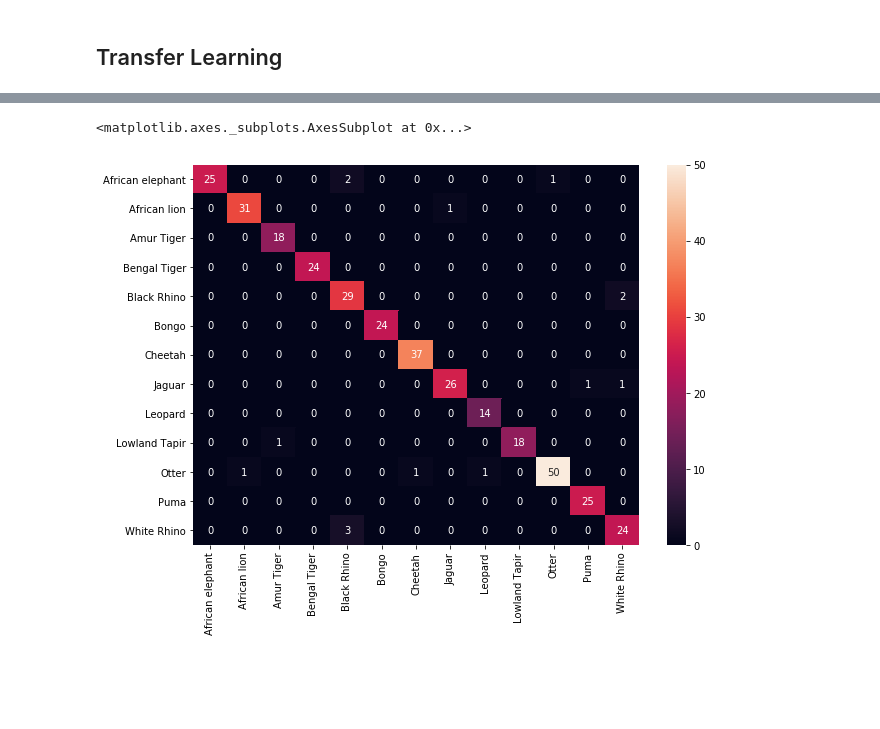
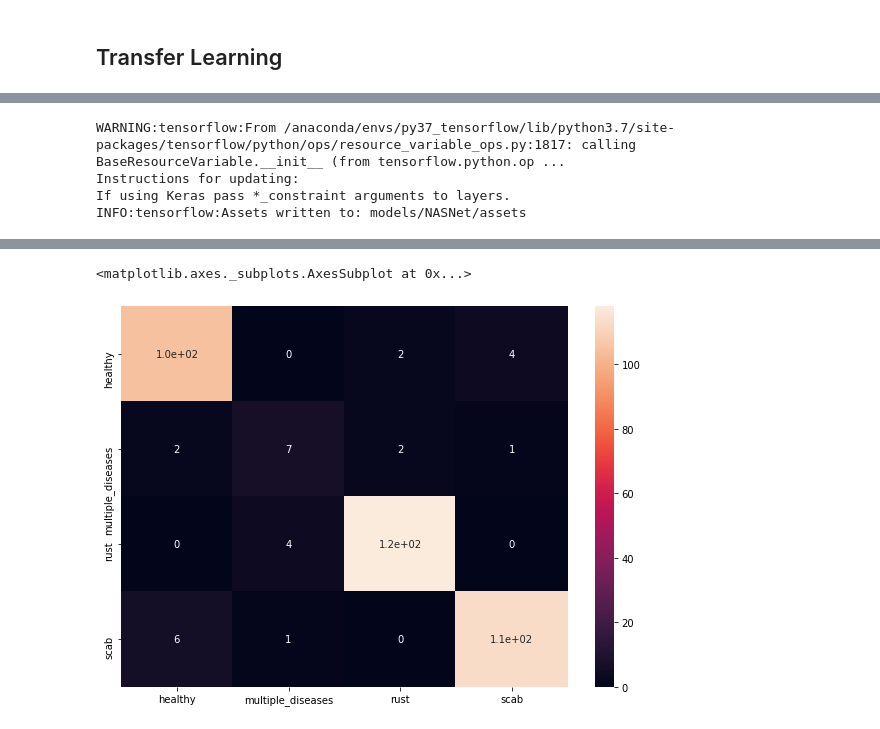
Before and after one commit to louis-li/PlantDiseaseDetection, a Jupyter notebook: 2. TL Baseline - NASNetLarge.ipynb, the cells around one changed output, grey strips where cells are left out. Cells and saved outputs as stored; diff of their text form; code cells hidden in the pictures; blank space fills up the shorter version.

```diff
--- a/2. TL Baseline - NASNetLarge.ipynb
+++ b/2. TL Baseline - NASNetLarge.ipynb
@@ -32,17 +32,22 @@ def load_data(dataset='Train',image_dir= 'data/fgvc7/images'):
     X = []
     y = []
     for f in listdir(image_dir):
-        if isfile(join(image_dir, f)) and f[:5]==dataset:
+        if isfile(join(image_dir, f)) and f[:len(dataset)]==dataset:
             # add filename
             #train_list.append(f)
             # add image to the list
             img = load_img(f'{image_dir}/{f}', target_size=(image_size,image_size,3))
             img_array = img_to_array(img, dtype='uint8')
             # Get id
-            id = int(f[6:-4])
+            id = int(f[len(dataset)+1:-4])
             X.append(img_array)
-            y.append(labels.iloc[id][['healthy', 'multiple_diseases', 'rust', 'scab']].to_numpy())
-    return np.array(X, dtype=np.uint16), np.array(y, dtype=np.uint16)
+            if dataset=='Train':
+                y.append(labels.iloc[id][['healthy', 'multiple_diseases', 'rust', 'scab']].to_numpy())
+            else:
+                y.append([f[:-4], id])
+    if dataset=='Train':
+        y = np.array(y, dtype=np.uint16)
+    return np.array(X, dtype=np.uint16), y
 # %%
 # import training data and combine labels
 data_x, data_y  = load_data()
@@ -117,5 +109,6 @@ for i in range(9):
 # %%
-base_model = keras.applications.InceptionResNetV2(
+image_size = 331
+base_model = keras.applications.NASNetLarge(
     weights='imagenet',
     input_shape=(image_size, image_size, 3),
     include_top=False)
@@ -156,12 +141,12 @@ y_val = np.argmax(y_val,axis=1)
 # Warm up head
 adam = optimizers.Adam(learning_rate=0.0005)
 #lr_scheduler = tf.keras.callbacks.LearningRateScheduler(scheduler)
-reduce_lr = ReduceLROnPlateau(monitor='val_accuracy',
+reduce_lr = ReduceLROnPlateau(monitor='val_loss',
                            factor=0.2,
                            patience=3,
                            min_lr=0.00005)
 early_stop = EarlyStopping(
-    monitor='val_accuracy',
+    monitor='val_loss',
     min_delta=0,
     patience=6,
     verbose=0,
@@ -177,8 +162,8 @@ batch_size = 64
 model.layers[1].trainable = False
 
 model.compile(optimizer=adam,
-              loss=tf.keras.losses.SparseCategoricalCrossentropy(from_logits=True),
-              metrics=['accuracy'])
+              loss=tf.keras.losses.SparseCategoricalCrossentropy(),
+              metrics=[tf.keras.metrics.SparseCategoricalCrossentropy()])
 
 
 history = model.fit(generator(x_train, y_train, batch_size),
@@ -215,6 +210,7 @@ early_stop = EarlyStopping(
     restore_best_weights=True
 )
 
+batch_size = 32 # OOM error with 64
 # freeze pretrained weights
 model.layers[1].trainable = True
 
@@ -222,7 +218,7 @@ model.compile(optimizer=adam,
               loss=tf.keras.losses.SparseCategoricalCrossentropy(from_logits=True),
               metrics=['accuracy'])
 
-history2 = model.fit(generator(x_train, y, batch_size),
+history2 = model.fit(generator(x_train, y_train, batch_size),
                     shuffle=True,
                     validation_data = (x_val, y_val),
                     callbacks = [reduce_lr,early_stop],
@@ -235,11 +249,17 @@ model.save('models/InceptionResNetV2.h5')
+# %%
+model.save('models/NASNet')
+# %% [output]
+WARNING:tensorflow:From /anaconda/envs/py37_tensorflow/lib/python3.7/site-packages/tensorflow/python/ops/resource_variable_ops.py:1817: calling BaseResourceVariable.__init__ (from tensorflow.python.op ...
+Instructions for updating:
+If using Keras pass *_constraint arguments to layers.
+INFO:tensorflow:Assets written to: models/NASNet/assets
 # %%
 from sklearn.metrics import confusion_matrix
 import seaborn as sn
 import pandas as pd
 import matplotlib.pyplot as plt
 
-labels = ['African elephant','African lion','Amur Tiger','Bengal Tiger', 'Black Rhino','Bongo'
-          ,'Cheetah','Jaguar','Leopard','Lowland Tapir', 'Otter','Puma','White Rhino']
+labels = ['healthy', 'multiple_diseases', 'rust', 'scab']
 y_val_pred = np.argmax(model.predict(x_val), axis=1)
 mat = confusion_matrix(y_val, y_val_pred)
 
@@ -253,2 +273,2 @@ WARNING:tensorflow:Model was constructed with shape (None, 299, 299, 3) for inpu
 <matplotlib.axes._subplots.AxesSubplot at 0x...>
-[figure, old version]
+[figure, new version]
```
Also changed, not shown: parts of 22 cells of this notebook, 14 other files.
